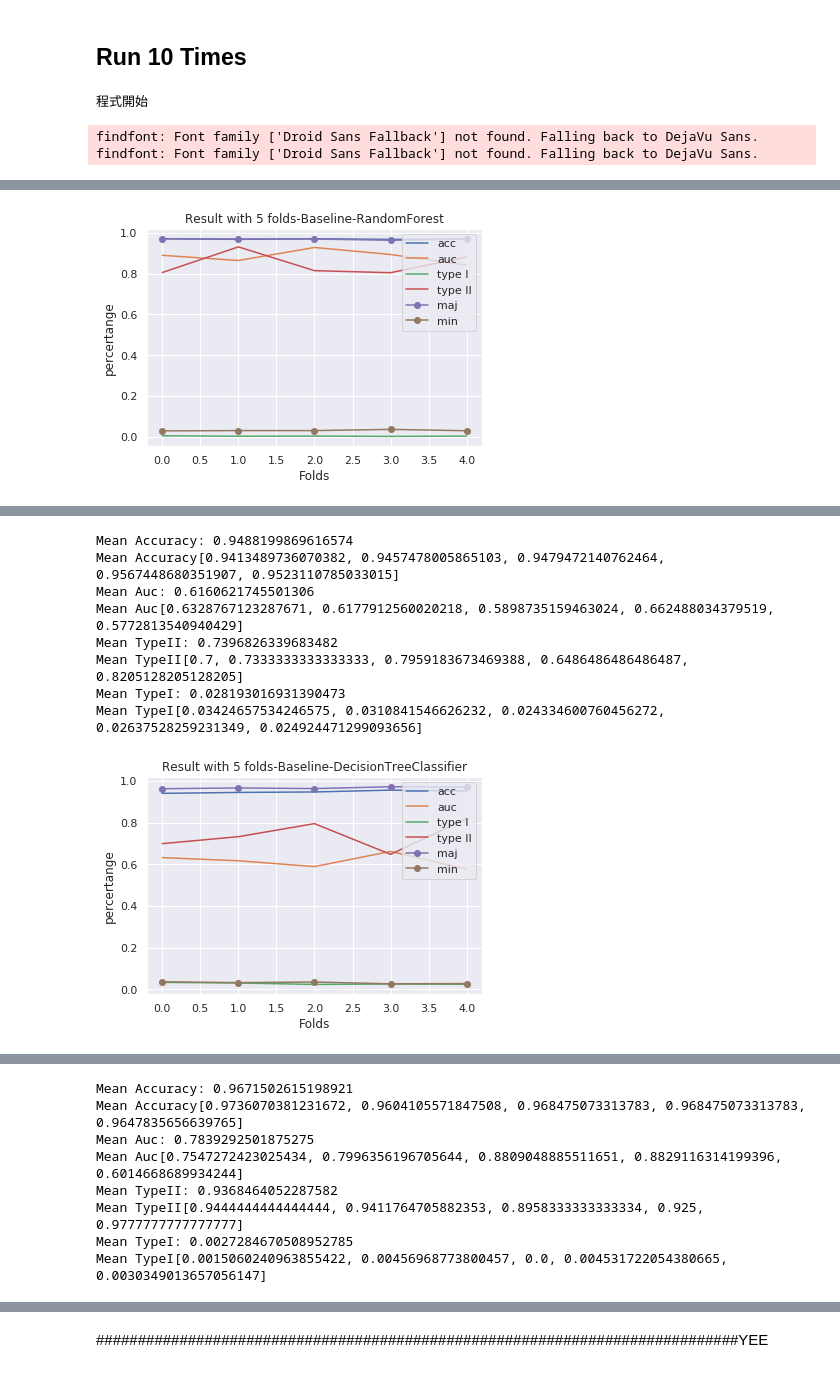
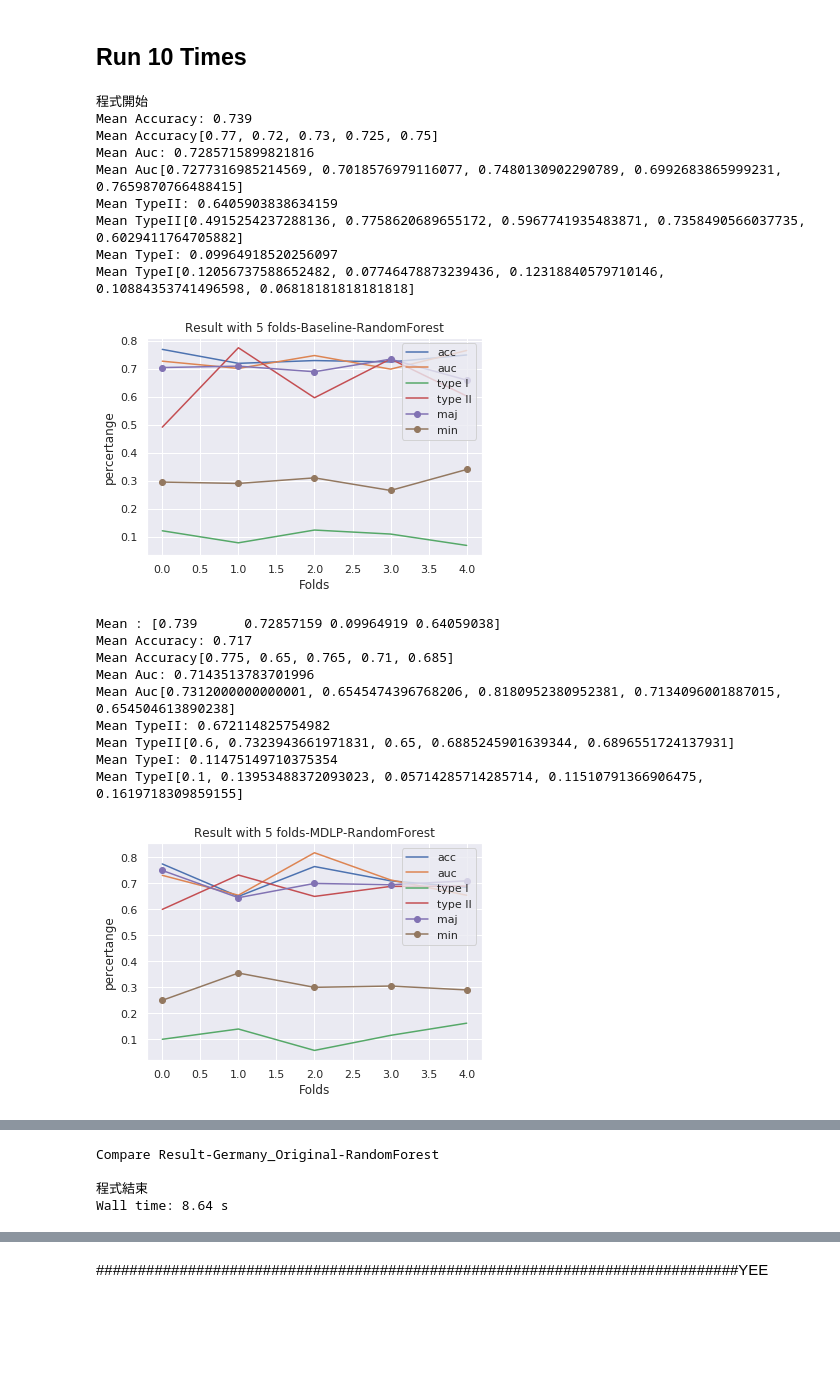
Before and after one commit to BanNel/Discretize_Classification, a Jupyter notebook: Discretization Classification 2.0(Template) - KFold.ipynb, the cells around one changed output, grey strips where cells are left out. Drawn from its saved outputs; the diff is of its cells as text; code cells hidden in the pictures; blank space fills up the shorter version.

Commit message:
Fix dataset path, lock globally

```diff
--- a/Discretization Classification 2.0(Template) - KFold.ipynb
+++ b/Discretization Classification 2.0(Template) - KFold.ipynb
@@ -33,7 +33,7 @@ from threading import Thread, Lock
 ## Import Data
 # %%
 # Load Data
-data_name = "Tsai_Original"
+data_name = "Germany_Original"
 # data_name = "Australian_Original"
 
 if data_name == "Tsai_Original":
@@ -532,35 +513,52 @@ def run10times(classifier_list,classifier_name_list):
         file_name = "Classifier_result_list_{fold}Fold_{data_name}_{method}_{file_timeA}.xlsx".format(fold = fold, file_timeA = file_time,data_name=data_name,method=clf_name)
         pd.DataFrame(result_with_method).to_excel(file_name)
 
 
         # Thread Unlock
         lock.release()
 
-lock = Lock()
+
 
 t0 = Thread(target=run10times,args=(svmlinear,"svmlinear"))
 t1 = Thread(target=run10times,args=(linear_svc,"linear_svc"))
 t2 = Thread(target=run10times,args=(svmrbf,"svmrbf"))
 t3 = Thread(target=run10times,args=(DecisionTreeClassifier,"DecisionTreeClassifier"))
 t4 = Thread(target=run10times,args=(RandomForest,"RandomForest"))
 t5 = Thread(target=run10times,args=(logisticRegression,"logisticRegression"))
 t6 = Thread(target=run10times,args=(mlp,"mlp"))
 t7 = Thread(target=run10times,args=(xgBoost,"xgBoost"))
 
-thread_list = [t0,t1,t2,t3,t4,t5,t6,t7]
-#thread_list = [t3,t4,t5,t7]
+#thread_list = [t0,t1,t2,t3,t4,t5,t6,t7]
+thread_list = [t4]
 
 #程式開始
 for item in thread_list:
     item.start()
 print("\n程式開始")
 
 
 #程式結束
 for item in thread_list:
     item.join()
 print("\n程式結束")
 # %% [output]
 程式開始
+Mean Accuracy: 0.739
+Mean Accuracy[0.77, 0.72, 0.73, 0.725, 0.75]
+Mean Auc: 0.7285715899821816
+Mean Auc[0.7277316985214569, 0.7018576979116077, 0.7480130902290789, 0.6992683865999231, 0.7659870766488415]
+Mean TypeII: 0.6405903838634159
+Mean TypeII[0.4915254237288136, 0.7758620689655172, 0.5967741935483871, 0.7358490566037735, 0.6029411764705882]
+Mean TypeI: 0.09964918520256097
+Mean TypeI[0.12056737588652482, 0.07746478873239436, 0.12318840579710146, 0.10884353741496598, 0.06818181818181818]
+[figure, new version]
-findfont: Font family ['Droid Sans Fallback'] not found. Falling back to DejaVu Sans.
-findfont: Font family ['Droid Sans Fallback'] not found. Falling back to DejaVu Sans.
+Mean : [0.739      0.72857159 0.09964919 0.64059038]
+Mean Accuracy: 0.717
+Mean Accuracy[0.775, 0.65, 0.765, 0.71, 0.685]
+Mean Auc: 0.7143513783701996
+Mean Auc[0.7312000000000001, 0.6545474396768206, 0.8180952380952381, 0.7134096001887015, 0.654504613890238]
+Mean TypeII: 0.672114825754982
+Mean TypeII[0.6, 0.7323943661971831, 0.65, 0.6885245901639344, 0.6896551724137931]
+Mean TypeI: 0.11475149710375354
+Mean TypeI[0.1, 0.13953488372093023, 0.05714285714285714, 0.11510791366906475, 0.1619718309859155]
+[figure, new version]
@@ -575 +581,0 @@ Mean TypeI[0.006046863189720333, 0.003785011355034065, 0.004542013626040878, 0.0
-[figure, old version]
@@ -577,9 +592,4 @@ Mean : [0.96847045 0.88278718 0.00439247 0.84678761]
-Mean Accuracy: 0.9488199869616574
-Mean Accuracy[0.9413489736070382, 0.9457478005865103, 0.9479472140762464, 0.9567448680351907, 0.9523110785033015]
-Mean Auc: 0.6160621745501306
-Mean Auc[0.6328767123287671, 0.6177912560020218, 0.5898735159463024, 0.662488034379519, 0.5772813540940429]
-Mean TypeII: 0.7396826339683482
-Mean TypeII[0.7, 0.7333333333333333, 0.7959183673469388, 0.6486486486486487, 0.8205128205128205]
-Mean TypeI: 0.028193016931390473
-Mean TypeI[0.03424657534246575, 0.0310841546626232, 0.024334600760456272, 0.02637528259231349, 0.024924471299093656]
+Compare Result-Germany_Original-RandomForest
+
+程式結束
+Wall time: 8.64 s
-[figure, old version]
@@ -587,8 +612,0 @@ Mean : [0.94881999 0.61606217 0.02819302 0.73968263]
-Mean Accuracy: 0.9671502615198921
-Mean Accuracy[0.9736070381231672, 0.9604105571847508, 0.968475073313783, 0.968475073313783, 0.9647835656639765]
-Mean Auc: 0.7839292501875275
-Mean Auc[0.7547272423025434, 0.7996356196705644, 0.8809048885511651, 0.8829116314199396, 0.6014668689934244]
-Mean TypeII: 0.9368464052287582
-Mean TypeII[0.9444444444444444, 0.9411764705882353, 0.8958333333333334, 0.925, 0.9777777777777777]
-Mean TypeI: 0.0027284670508952785
-Mean TypeI[0.0015060240963855422, 0.00456968773800457, 0.0, 0.004531722054380665, 0.0030349013657056147]
```
Also changed, not shown: parts of 6 cells of this notebook, 10 other files.
